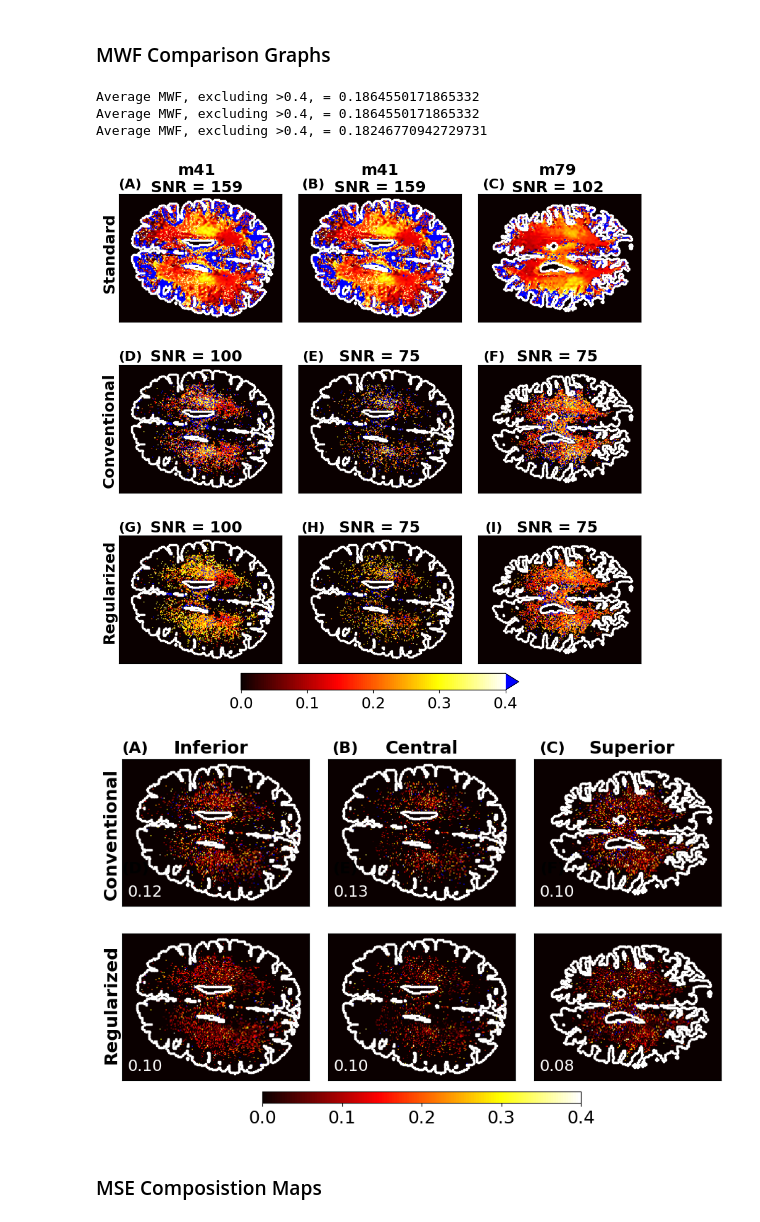
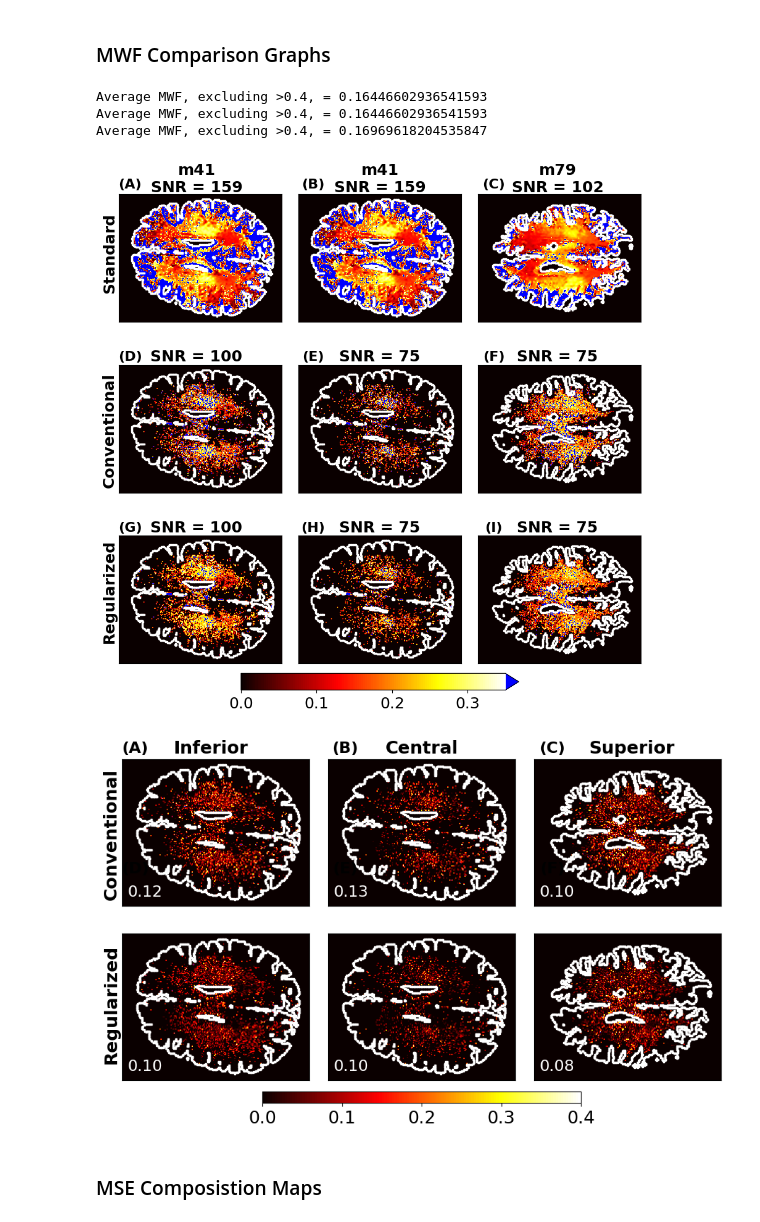
Before and after one commit to Griffin997/Regularization, a Jupyter notebook: gen_MWFmaps_brainExperiment.ipynb, the cells around one changed output. Cells and saved outputs as stored; diff of their text form; code cells hidden in the pictures.

Commit message:
Recalculated figures with matplotlib at 3.7.2 gen

```diff
--- a/gen_MWFmaps_brainExperiment.ipynb
+++ b/gen_MWFmaps_brainExperiment.ipynb
@@ -270,7 +270,7 @@ MWF_cb_map = plt.get_cmap('hot', 128)
 # MWF_cb_map = colors.ListedColormap(stack_white, name = 'MWF_cb_map')
 MWF_cb_map.set_extremes(over = 'blue')
 extend_opt = "max" #min, max, both, neither
-upper_bound = 0.4
+upper_bound = 0.35
 
 data_array = [d1_p_est_mat, d2_p_est_mat, d3_p_est_mat]
 strux_array = [d1_strux_mat, d2_strux_mat, d3_strux_mat]
@@ -309,37 +309,37 @@ fig.text(0.05,0.63, '(D)', ha="center", va="center", color="black", weight = "bo
 fig.text(0.38,0.63, '(E)', ha="center", va="center", color="black", weight = "bold")
 fig.text(0.705,0.63, '(F)', ha="center", va="center", color="black", weight = "bold")
 fig.text(0.05,0.322, '(G)', ha="center", va="center", color="black", weight = "bold")
 fig.text(0.38,0.322, '(H)', ha="center", va="center", color="black", weight = "bold")
 fig.text(0.705,0.322, '(I)', ha="center", va="center", color="black", weight = "bold")
 
 
 plt.rc('font', size = 18)
 fig.text(0.17,0.95,f'{d1_pat_tag}\nSNR = {d1_SNR:.0f}', weight = 'bold', ha="center", va="center")
 fig.text(0.50,0.95,f'{d2_pat_tag}\nSNR = {d2_SNR:.0f}', weight = 'bold', ha="center", va="center")
 fig.text(0.82,0.95,f'{d3_pat_tag}\nSNR = {d3_SNR:.0f}', weight = 'bold', ha="center", va="center")
 fig.text(0.17,0.63,f'SNR = {d1_target_SNR}', weight = 'bold', ha="center", va="center")
 fig.text(0.50,0.63,f'SNR = {d2_target_SNR}', weight = 'bold', ha="center", va="center")
 fig.text(0.82,0.63,f'SNR = {d3_target_SNR}', weight = 'bold', ha="center", va="center")
 fig.text(0.17,0.322,f'SNR = {d1_target_SNR}', weight = 'bold', ha="center", va="center")
 fig.text(0.50,0.322,f'SNR = {d2_target_SNR}', weight = 'bold', ha="center", va="center")
 fig.text(0.82,0.322,f'SNR = {d3_target_SNR}', weight = 'bold', ha="center", va="center")
 fig.text(0, 0.75 ,f'Standard', rotation = 'vertical', weight = 'bold')
 fig.text(0, 0.40 ,f'Conventional', rotation = 'vertical', weight = 'bold')
 fig.text(0, 0.12 ,f'Regularized', rotation = 'vertical', weight = 'bold')
 # plt.rc('font', size = 18)
 # fig.text(0.17,0.94,f'Inferior', weight = 'bold', ha="center", va="center")
 # fig.text(0.50,0.94,f'Central', weight = 'bold', ha="center", va="center")
 # fig.text(0.83,0.94,f'Superior', weight = 'bold', ha="center", va="center")
 
 cb_ax = fig.add_axes([0.25,0.03,0.5,.03])
 fig.colorbar(imGCV, orientation = 'horizontal', cax=cb_ax, extend = extend_opt)
 
 plt.show()
 # %% [output]
-Average MWF, excluding >0.4, = 0.1864550171865332
-Average MWF, excluding >0.4, = 0.1864550171865332
-Average MWF, excluding >0.4, = 0.18246770942729731
+Average MWF, excluding >0.4, = 0.16446602936541593
+Average MWF, excluding >0.4, = 0.16446602936541593
+Average MWF, excluding >0.4, = 0.16969618204535847
-[figure, old version]
+[figure, new version]
 # %%
 fig, ax = plt.subplots(2,3,figsize=(9,5.5),tight_layout=True)
 plt.rc('font', size  = 16)
@@ -398,7 +398,7 @@ fig.colorbar(imGCV, orientation = 'horizontal', cax=cb_ax)
 
 plt.show()
 # %% [output]
-[figure, old version]
+[figure, new version]
 # %% [markdown]
 ### MSE Composistion Maps
 # %%
```
Also changed, not shown: parts of 1 cell of this notebook.
